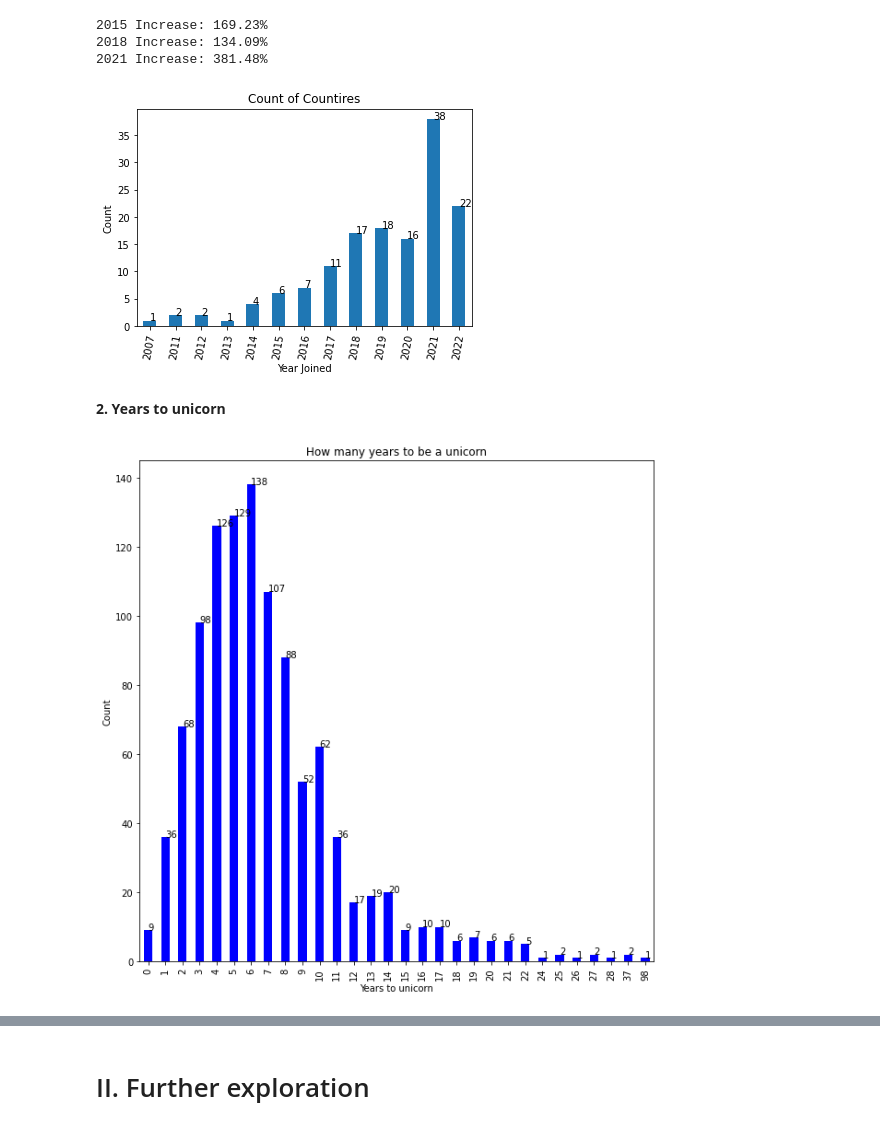
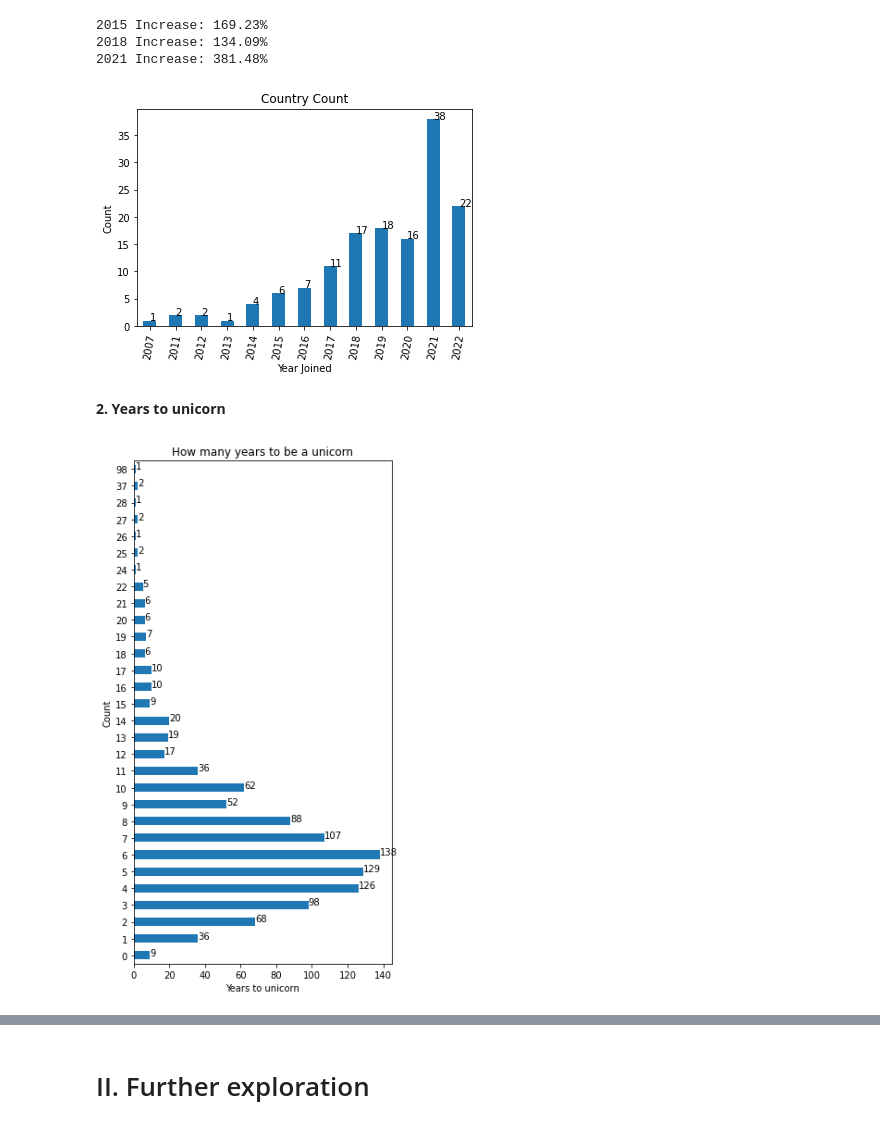
Before and after one commit to mxwwang/project1, a Jupyter notebook: project_python_data_analysis.ipynb, the cells around one changed output, grey strips where cells are left out. Saved outputs shown, nothing was run; the diff lists cells and outputs as text; code cells hidden in the pictures.

```diff
--- a/project_python_data_analysis.ipynb
+++ b/project_python_data_analysis.ipynb
@@ -979,0 +999,36 @@ plt.show()
+# %%
+plt.figure(figsize=(10,10))
+colors = {'United States':'mediumblue',
+          'China':'firebrick',
+          'Germany':'gold',
+          'India':'green',
+          'United Kingdom':'violet',
+          'South Korea':'lightgrey',
+          'Israel':'lightgrey',
+          'Brazil':'lightgrey',
+          'Singapore':'lightgrey',
+          'France':'lightgrey',
+          'Others':'lightgrey'}
+
+df_city_10 = unicorn2022.groupby(['city','country']).filter(lambda x: x.shape[0] >= 10).groupby(['city','country'])['company'].count().sort_values().reset_index()
+df_city_10['index'] = df_city_10.city + ', '+df_city_10.country
+
+
+city = pd.Series(df_city_10.iloc[:,2].values, index=df_city_10.iloc[:,3])
+city.plot(kind='barh', color=[colors[i] for i in df_city_10['country']])
+
+
+for index, value in enumerate(city):
+    plt.text(value, index, str(value))
+
+plt.xlabel('Count')
+plt.ylabel('City')
+plt.title('Unicorns by City')
+
+
+labels = ('United States','China', 'India','United Kingdom','Germany','Others')
+handles = [plt.Rectangle((0,0),1,1, color=colors[l]) for l in labels]
+plt.legend(handles, labels, title="Countries")
+
+
+plt.show()
@@ -1119,27 +1178,27 @@ for index, value in enumerate(unicorn2022.groupby('year_joined').country.nunique
 plt.xlabel('Year Joined')#,rotation = 45)
 plt.xticks(rotation=80)
 plt.ylabel('Count')
-plt.title('Count of Countires')
+plt.title('Country Count')
 
 plt.show()
 # %% [output]
-[figure, old version]
+[figure, new version]
 # %% [markdown]
 **2. Years to unicorn**
 # %%
-plt.figure(figsize=(10,10))
-unicorn2022.groupby('years_to_unicorn')['company'].count().plot(color = 'b',kind = 'bar')
+plt.figure(figsize=(5,10))
+unicorn2022.groupby('years_to_unicorn')['company'].count().plot(kind = 'barh')
 
 for index, value in enumerate(unicorn2022.groupby('years_to_unicorn')['company'].count()):
-    plt.text(index, value, str(value))
+    plt.text(value, index, str(value))
 
 plt.ylabel('Count')
 plt.xlabel('Years to unicorn')
 plt.title('How many years to be a unicorn')
 
 plt.show()
 # %% [output]
-[figure, old version]
+[figure, new version]
 # %%
 unicorn2022.head()
 # %% [output]
```
Also changed, not shown: parts of 25 cells of this notebook.
